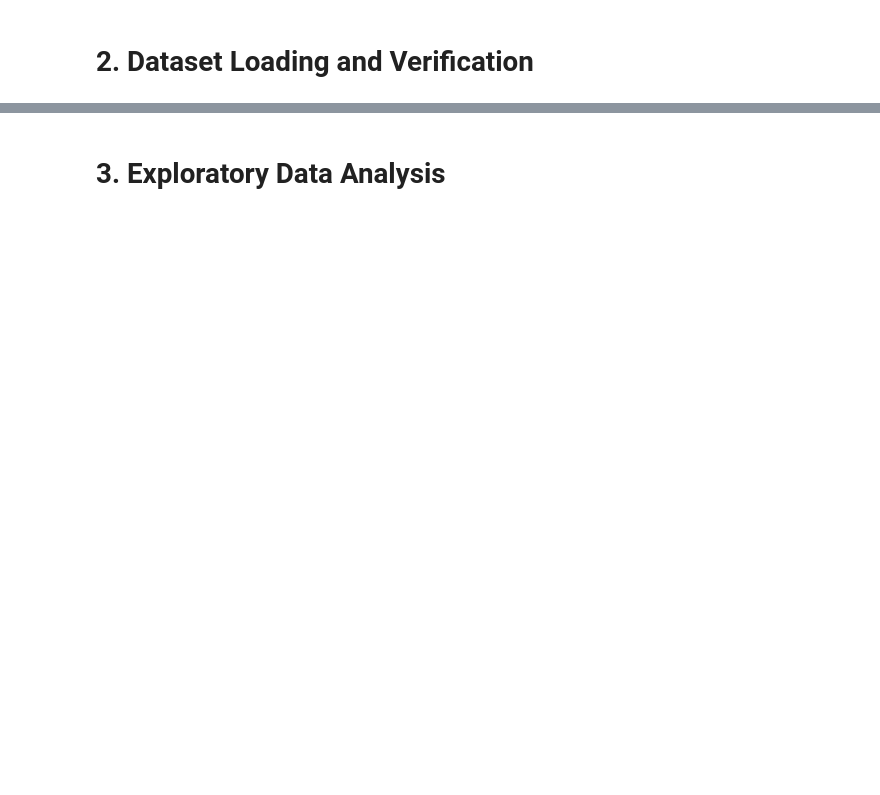
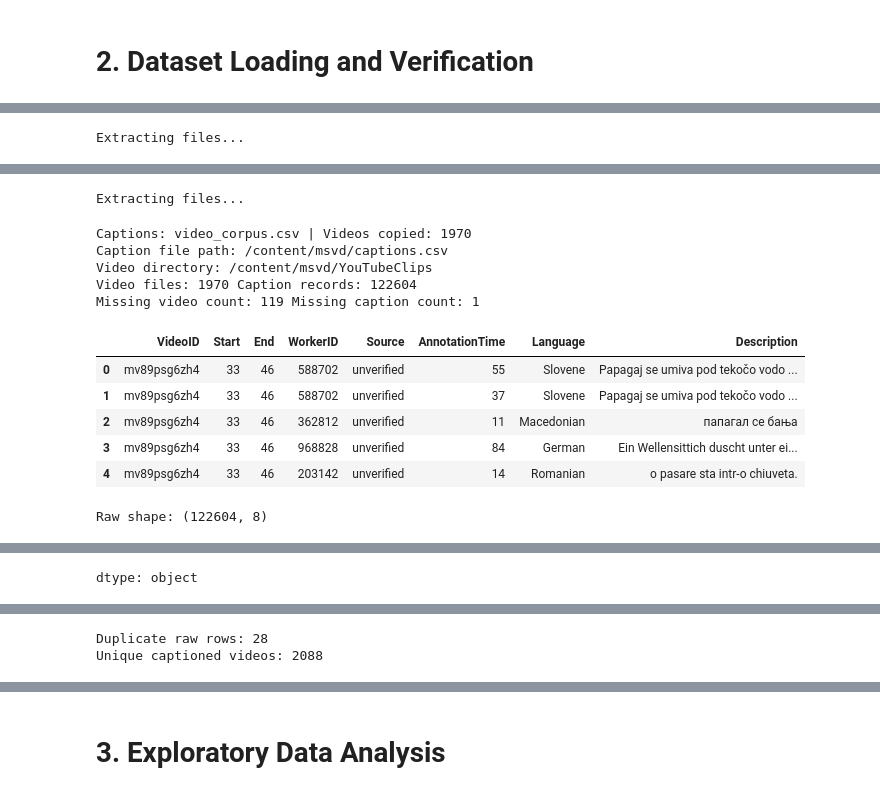
Before and after one commit to Shashwat-19/Adaptive-Video-Captioning-with-Semantic-Motion-Keyframe-Selection, a Jupyter notebook: notebooks/video_captioning_research.ipynb, the cells around one changed output, grey strips where cells are left out. Cells and saved outputs as stored; diff of their text form; code cells hidden in the pictures; blank space fills up the shorter version.

```diff
--- a/notebooks/video_captioning_research.ipynb
+++ b/notebooks/video_captioning_research.ipynb
@@ -94,8 +119,29 @@ print("OpenCV:", cv2.__version__)
 # %% [markdown]
 # 2. Dataset Loading and Verification
 # %%
+import kagglehub, shutil
+
+def ensure_msvd(root: Path):
+    """Populate ROOT with captions + video clips if not already present. Idempotent."""
+    if (root / CFG.VIDEO_DIR).exists() and any(root.rglob("*.csv")):
+        return
+    caption_src = Path(kagglehub.dataset_download("vtrnanh/msvd-dataset-corpus"))
+    video_src = Path(kagglehub.dataset_download("sarthakjain004/msvd-clips"))  # confirm this matches your actual clips source
+
+    root.mkdir(parents=True, exist_ok=True)
+    csv_path = next(caption_src.rglob("*.csv"))
+    shutil.copy(csv_path, root / CFG.CAPTION_FILE)
+
+    video_dst = root / CFG.VIDEO_DIR
+    video_dst.mkdir(parents=True, exist_ok=True)
+    for ext in ("*.avi", "*.mp4", "*.webm", "*.mov"):
+        for f in video_src.rglob(ext):
+            shutil.copy(f, video_dst / f.name)
+    print(f"Captions: {csv_path.name} | Videos copied: {len(list(video_dst.iterdir()))}")
+
 def discover_caption_file(root: Path, configured: Path) -> Path:
-    if configured.exists(): return configured
+    if configured.exists():
+        return configured
     choices = list(root.rglob("*.csv")) + list(root.rglob("*.json")) + list(root.rglob("*.tsv"))
     captionish = [p for p in choices if any(s in p.name.lower() for s in ("caption", "description", "annotation"))]
     if captionish:
@@ -105,31 +151,56 @@ def discover_caption_file(root: Path, configured: Path) -> Path:
 
 def read_caption_table(path: Path) -> pd.DataFrame:
     if path.suffix.lower() == ".json":
-        raw = json.load(open(path)); return pd.json_normalize(raw if isinstance(raw, list) else raw.get("data", raw))
-    return pd.read_csv(path, sep="\t" if path.suffix.lower() == ".tsv" else None, engine="python")
+        raw = json.load(open(path))
+        return pd.json_normalize(raw if isinstance(raw, list) else raw.get("data", raw))
+    return pd.read_csv(path, sep="\t" if path.suffix.lower() == ".tsv" else ",", engine="python")
 
 def normalize_captions(raw: pd.DataFrame) -> pd.DataFrame:
-    """Map common MSVD schemas to video_id/caption while retaining provenance fields."""
+    """Map common MSVD schemas to video_id/caption while retaining provenance fields.
+
+    Raw MSVD video_corpus.csv stores VideoID as the bare YouTube ID (e.g. '-pUwIypksfE'),
+    NOT the trimmed-clip filename. Clip files are named VideoID_Start_End.ext, so when
+    Start/End columns exist we must rebuild the composite ID before it can ever join
+    against video_paths — otherwise every row silently ends up unmatched.
+    """
     lookup = {str(c).strip().lower().replace(" ", "_").replace("-", "_"): c for c in raw.columns}
     def pick(options): return next((lookup[x] for x in options if x in lookup), None)
+
     id_col = pick(["video_id", "video", "video_name", "videoid", "clip_id", "filename", "file_name"])
     caption_col = pick(["caption", "description", "sentence", "text", "caption_text"])
+    start_col, end_col = pick(["start"]), pick(["end"])
     if not id_col or not caption_col:
         raise ValueError(f"Cannot map video/caption columns. Found {list(raw.columns)}; edit normalize_captions().")
-    out = raw.copy().rename(columns={id_col:"video_id", caption_col:"caption"})
-    out["video_id"] = out.video_id.astype(str).str.strip().str.replace(r"\.(avi|mp4|webm|mov)$", "", regex=True, case=False)
+
+    out = raw.copy().rename(columns={id_col: "video_id", caption_col: "caption"})
+    if start_col and end_col:
+        out["video_id"] = (out["video_id"].astype(str).str.strip() + "_" +
+                            out[start_col].astype(str).str.strip() + "_" +
+                            out[end_col].astype(str).str.strip())
+    else:
+        out["video_id"] = out.video_id.astype(str).str.strip().str.replace(
+            r"\.(avi|mp4|webm|mov)$", "", regex=True, case=False)
     out["caption"] = out.caption.astype(str).str.strip()
     return out[out.caption.ne("") & out.video_id.ne("")].reset_index(drop=True)
 
+ensure_msvd(ROOT)
 CAPTION_PATH = discover_caption_file(ROOT, CAPTION_PATH)
 raw_captions = read_caption_table(CAPTION_PATH)
 captions = normalize_captions(raw_captions)
+
 video_extensions = {".avi", ".mp4", ".webm", ".mov", ".mkv"}
 video_paths = {p.stem: p for p in VIDEO_ROOT.rglob("*") if p.is_file() and p.suffix.lower() in video_extensions} if VIDEO_ROOT.exists() else {}
 caption_ids, file_ids = set(captions.video_id), set(video_paths)
+
 print("Caption file path:", CAPTION_PATH, "\nVideo directory:", VIDEO_ROOT)
 print("Video files:", len(video_paths), "Caption records:", len(captions))
-print("Missing video count:", len(caption_ids-file_ids), "Missing caption count:", len(file_ids-caption_ids))
+print("Missing video count:", len(caption_ids - file_ids), "Missing caption count:", len(file_ids - caption_ids))
+if caption_ids and file_ids and not (caption_ids & file_ids):
+    print("WARNING: zero overlap between caption IDs and video filenames — check ID format:")
+    print("  sample caption ids:", list(caption_ids)[:3])
+    print("  sample video ids:  ", list(file_ids)[:3])
+
 display(raw_captions.head()); print("Raw shape:", raw_captions.shape); display(raw_captions.dtypes)
 display(raw_captions.isna().sum().to_frame("missing")); print("Duplicate raw rows:", raw_captions.duplicated().sum())
 print("Unique captioned videos:", captions.video_id.nunique()); display(captions.head())
+# %% [output]
@@ -135,0 +208 @@ print("Unique captioned videos:", captions.video_id.nunique()); display(captions
+Extracting files...
@@ -135,0 +210,13 @@ print("Unique captioned videos:", captions.video_id.nunique()); display(captions
+Extracting files...
+Captions: video_corpus.csv | Videos copied: 1970
+Caption file path: /content/msvd/captions.csv
+Video directory: /content/msvd/YouTubeClips
+Video files: 1970 Caption records: 122604
+Missing video count: 119 Missing caption count: 1
+|  | VideoID | Start | End | WorkerID | Source | AnnotationTime | Language | Description |
+| 0 | mv89psg6zh4 | 33 | 46 | 588702 | unverified | 55 | Slovene | Papagaj se umiva pod tekočo vodo ... |
+| 1 | mv89psg6zh4 | 33 | 46 | 588702 | unverified | 37 | Slovene | Papagaj se umiva pod tekočo vodo ... |
+| 2 | mv89psg6zh4 | 33 | 46 | 362812 | unverified | 11 | Macedonian | папагал се бања |
+| 3 | mv89psg6zh4 | 33 | 46 | 968828 | unverified | 84 | German | Ein Wellensittich duscht unter ei... |
+| 4 | mv89psg6zh4 | 33 | 46 | 203142 | unverified | 14 | Romanian | o pasare sta intr-o chiuveta. |
+Raw shape: (122604, 8)
@@ -135,0 +232 @@ print("Unique captioned videos:", captions.video_id.nunique()); display(captions
+dtype: object
@@ -135,0 +242,2 @@ print("Unique captioned videos:", captions.video_id.nunique()); display(captions
+Duplicate raw rows: 28
+Unique captioned videos: 2088
```
Also changed, not shown: parts of 16 cells of this notebook.
